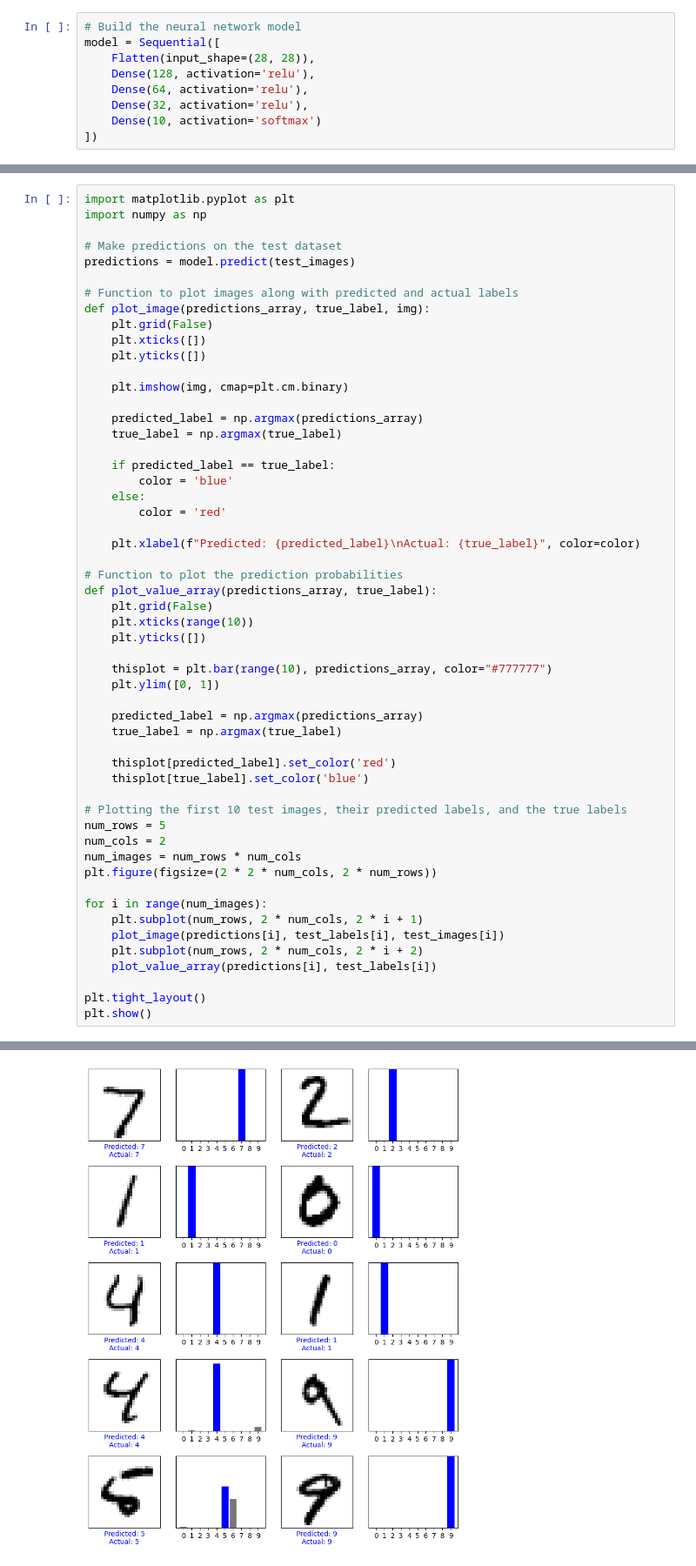
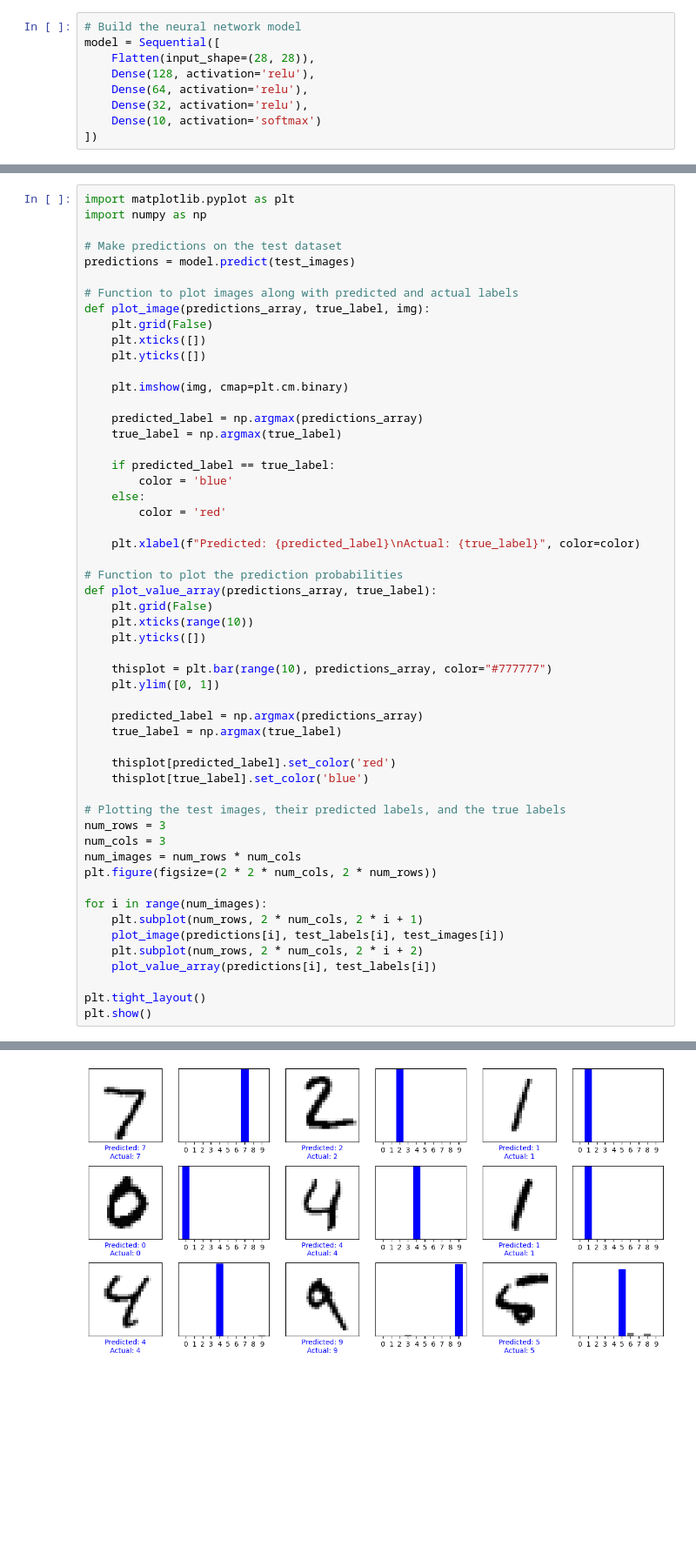
Before and after one commit to nikithamarythomas/mnist, a Jupyter notebook: mnist.ipynb, the cells around one changed output, grey strips where cells are left out. Shown at 87% size. Saved outputs shown, nothing was run; the diff lists cells and outputs as text; blank space fills up the shorter version.

```diff
--- a/mnist.ipynb
+++ b/mnist.ipynb
@@ -208,9 +215,9 @@ def plot_value_array(predictions_array, true_label):
     thisplot[predicted_label].set_color('red')
     thisplot[true_label].set_color('blue')
 
-# Plotting the first 10 test images, their predicted labels, and the true labels
-num_rows = 5
-num_cols = 2
+# Plotting the test images, their predicted labels, and the true labels
+num_rows = 3
+num_cols = 3
 num_images = num_rows * num_cols
 plt.figure(figsize=(2 * 2 * num_cols, 2 * num_rows))
 
@@ -227 +234 @@ plt.show()
-[figure, old version]
+[figure, new version]
```
Also changed, not shown: parts of 20 cells of this notebook.
